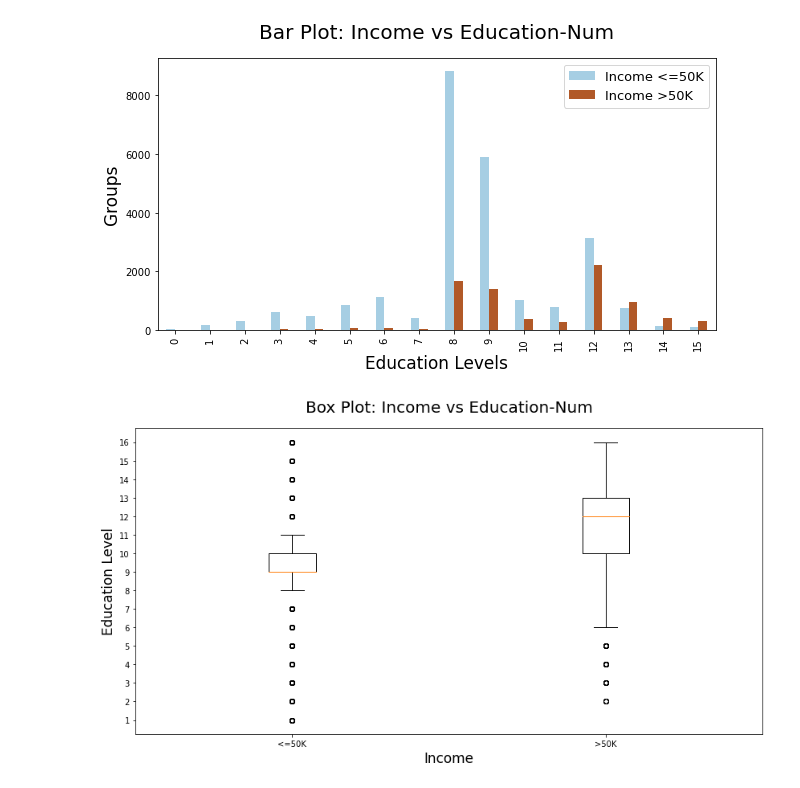
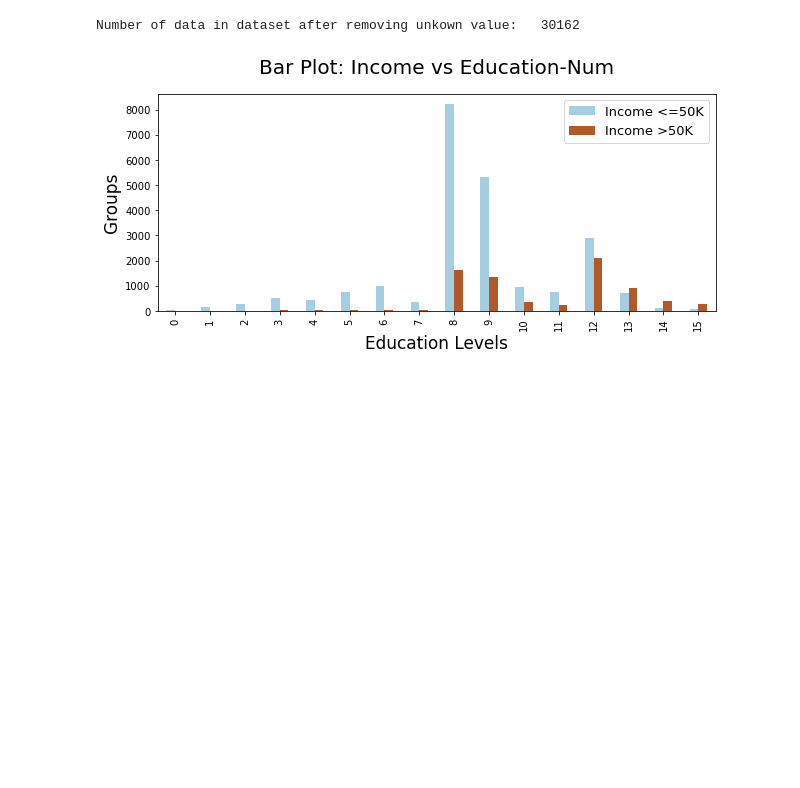
Before and after one commit to wzheng41/CSE578-Data-Visualization, a Jupyter notebook: main.ipynb, the cells around one changed output. Cells and saved outputs as stored; diff of their text form; code cells hidden in the pictures; blank space fills up the shorter version.

```diff
--- a/main.ipynb
+++ b/main.ipynb
@@ -6,8 +13,9 @@ import collections
 import matplotlib.pyplot as plt
 # %%
 # Read Data
-all_data = pd.read_csv('adult.data', sep=',', header=None)
+training_data = pd.read_csv('adult.data', sep=',', header=None)
 attributes_names = ['Age', 'Workclass','Fnlwgt','Education','Education_Num','Marital_Status',
                     'Occupation','Relationship','Race','Sex','Capital_Gain','Capital_Loss',
                     'Hours_Per_Week','Native_Country','Income']
-all_data.columns = attributes_names
+training_data.columns = attributes_names
+training_data.info()
@@ -70,51 +40,65 @@ df = pd.DataFrame(all_input, columns = attributes_names)
+# %%
+object_columns = ['Workclass', 'Education', 'Marital_Status', 'Occupation',
+                          'Relationship', 'Race', 'Sex', 'Native_Country', 'Income']
+numerical_training_data = training_data.copy()
+for str_col in object_columns:
+    # remove unknown value ('?')
+    training_data = training_data[training_data[str_col] != ' ?']
+    numerical_training_data = numerical_training_data[numerical_training_data[str_col] != ' ?']
+    # assign numerical value for categorical value
+    numerical_training_data[str_col] = numerical_training_data[str_col].astype('category').cat.codes
+
+print('Number of data in dataset after removing unkown value:\t', len(numerical_training_data))
+
+# record numerical value for categorical value in each object attribute
+corresponding_attributes = {}
+for j in (1, 3, 5, 6, 7, 8, 9, 13):
+    dic, numerical_list = {}, list(numerical_training_data[attributes_names[j]])
+    for i, temp_str in enumerate(list(training_data[attributes_names[j]])):
+        if temp_str.strip() not in dic:
+            dic[temp_str.strip()] = numerical_list[i]
+    corresponding_attributes[j] = dic
+# print(corresponding_attributes)
+# %% [output]
+Number of data in dataset after removing unkown value:   30162
 # %%
 # Plot Group 1 - Income vs Education Level
+# print(numerical_training_data)
 
 # Box Plot
 # get the education levels and count how many groups are in each level
-less = [row[4] for row in all_input if row[-1] == 0]
-more = [row[4] for row in all_input if row[-1] == 1]
-less_than_50k = collections.Counter(less)
-more_than_50k = collections.Counter(more)
+less = numerical_training_data[numerical_training_data['Income'] == 0]
+more = numerical_training_data[numerical_training_data['Income'] == 1]
+less_than_50k = less['Education_Num'].value_counts().to_dict()
+more_than_50k = more['Education_Num'].value_counts().to_dict()
+# print(less)
+# print(more_than_50k)
 
-# fill the dictionary if there exists key(s) that has(have) 0 value
+# fill the Count Dataframe if there exists key(s) that has(have) 0 value
 for i in range(1, 17):
     if i not in less_than_50k:
         less_than_50k[i] = 0
 for i in range(1, 17):
     if i not in more_than_50k:
         more_than_50k[i] = 0
+
+# print(sorted(less_than_50k.items(), key = lambda x: x[0]))
+# print(more_than_50k)
 
 # extract the values of groups
 less_than_50k = sorted(less_than_50k.items(), key=lambda x: x[0])
 more_than_50k = sorted(more_than_50k.items(), key=lambda x: x[0])
 less_than_50k_values = [value for key, value in less_than_50k]
 more_than_50k_values = [value for key, value in more_than_50k]
 
 # plot the graph
 df = pd.DataFrame({'Income <=50K': less_than_50k_values, 'Income >50K': more_than_50k_values})
-df.plot(kind="bar", colormap='Paired', figsize=(10,5))
+df.plot(kind="bar", colormap='Paired', figsize=(10,4))
 
 plt.title("Bar Plot: Income vs Education-Num", fontsize=20, pad=20)
 plt.legend(loc=1, prop={'size': 13})
 plt.xlabel("Education Levels", fontsize=17)
 plt.ylabel("Groups", fontsize=17)
 plt.show()
-
-# Box-Whisker Plot
-df_less_than_50k = pd.DataFrame(less, columns=["<=50K"])
-df_more_than_50k = pd.DataFrame(more, columns=[">50K"])
-
-# plot and show the range of education levels of two different income groups
-fig, ax = plt.subplots(figsize=(14,7))
-dataset = [df_less_than_50k["<=50K"], df_more_than_50k[">50K"]]
-labels = ["<=50K",">50K"]
-ax.boxplot(dataset, labels=labels)
-plt.yticks(range(1,17,1))
-plt.xlabel("Income", fontsize=17)
-plt.ylabel("Education Level", fontsize=17)
-plt.title("Box Plot: Income vs Education-Num", fontsize=20, pad=20)
-plt.show()
 # %% [output]
-[figure, old version]
+[figure, new version]
-[figure, removed]
```
Also changed, not shown: parts of 5 cells of this notebook, 1 other file.
